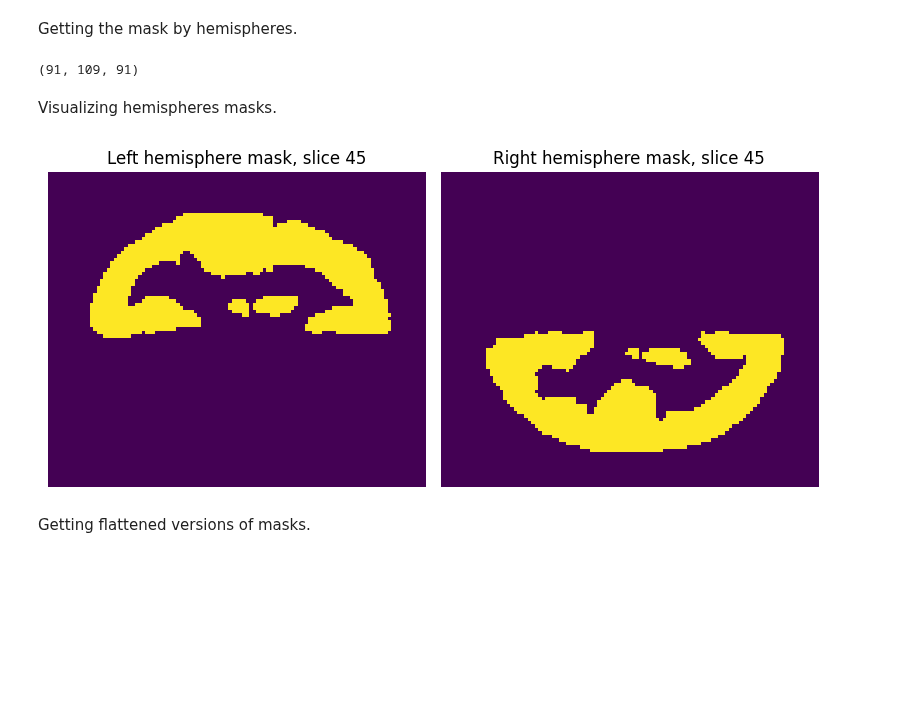
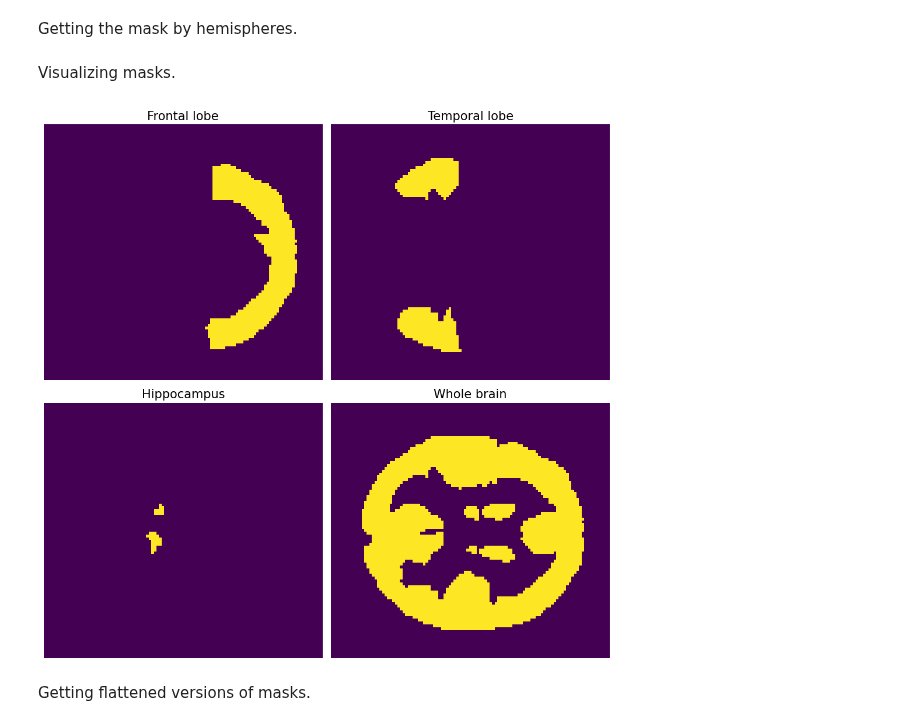
Before and after one commit to Crtox/asymmetryAD, a Jupyter notebook: code/test_retest.ipynb, the cells around one changed output. Cells and saved outputs as stored; diff of their text form; code cells hidden in the pictures; blank space fills up the shorter version.

```diff
--- a/code/test_retest.ipynb
+++ b/code/test_retest.ipynb
@@ -222,9 +232,9 @@ def get_animation(mask, save_path, name='name'):
     ani = animation.FuncAnimation(fig, iteration, frames=range(mask.shape[2]), interval=10)
     ani.save(save_path + f"{name}.gif", writer='imagemagick')
 # %%
-# mask_frontal_lobe = mask_L_frontal_lobe + mask_R_frontal_lobe
-# mask_temporal_lobe = mask_L_temporal_lobe + mask_R_temporal_lobe
-# mask_hippocampus = mask_L_hippocampus + mask_R_hippocampus
+mask_frontal_lobe = mask_L_frontal_lobe + mask_R_frontal_lobe
+mask_temporal_lobe = mask_L_temporal_lobe + mask_R_temporal_lobe
+mask_hippocampus = mask_L_hippocampus + mask_R_hippocampus
 # %%
 # get_animation(mask_frontal_lobe, savePath_ani, name='frontal_lobe')
 # get_animation(mask_temporal_lobe, savePath_ani, name='temporal_lobe')
@@ -273,29 +245,36 @@ Getting the mask by hemispheres.
 left_hemisphere_mask = mask_hemispheres(maskPath + 'AAL3+pons.nii', maskPath + 'AAL3+pons.txt', flatten=False)[0]
 right_hemisphere_mask = mask_hemispheres(maskPath + 'AAL3+pons.nii', maskPath + 'AAL3+pons.txt', flatten=False)[1]
 # %%
-# whole_brain_mask = left_hemisphere_mask + right_hemisphere_mask
+mask_whole_brain = left_hemisphere_mask + right_hemisphere_mask
 # %%
 # get_animation(whole_brain_mask, savePath_ani, name='whole_brain')
-# %%
-print(left_hemisphere_mask.shape)
-# %% [output]
-(91, 109, 91)
 # %% [markdown]
-Visualizing hemispheres masks.
+Visualizing masks.
-# %%
-mask_slice_index = 45
-
-fig, axs = plt.subplots(1, 2, figsize=(8, 5))
-axs[0].imshow(left_hemisphere_mask[:, :, mask_slice_index])
-axs[0].set_title(f'Left hemisphere mask, slice {mask_slice_index}')
-axs[0].axis('off')
-axs[1].imshow(right_hemisphere_mask[:, :, mask_slice_index])
-axs[1].set_title(f'Right hemisphere mask, slice {mask_slice_index}')
-axs[1].axis('off')
-plt.tight_layout()
-plt.show()
-# %% [output]
-[figure, removed]
+# %%
+def plot_masks(masks, mask_names, slice_index):
+
+    fig, axes = plt.subplots(2, 2, figsize=(10, 10))  # Create a 2x2 grid of subplots
+
+    for i, ax in enumerate(axes.flat):
+        if i < len(masks):  # Ensure the index does not go out of bounds
+            if i == 2:      # Different slice if displaying hippocampus mask
+                ax.imshow(masks[i][:, :, 41], aspect='auto')
+                ax.set_title(mask_names[i], fontsize=15)  # Display the variable name as the title
+                ax.axis('off')  # Hide axes for a cleaner look
+            else:
+                ax.imshow(masks[i][:, :, slice_index], aspect='auto')
+                ax.set_title(mask_names[i], fontsize=15)  # Display the variable name as the title
+                ax.axis('off')  # Hide axes for a cleaner look
+        else:
+            ax.axis('off')  # Hide unused subplots
+
+    plt.tight_layout(rect=[0, 0, 1, 0.97])  # Adjust layout to include the title
+    plt.savefig(savePath + 'masks_all.png')
+    plt.show()
+# %%
+plot_masks([mask_frontal_lobe, mask_temporal_lobe, mask_hippocampus, mask_whole_brain], ['Frontal lobe', 'Temporal lobe', 'Hippocampus', 'Whole brain'], slice_index=45)
+# %% [output]
+[figure, added]
 # %% [markdown]
 Getting flattened versions of masks.
 # %%
```
Also changed, not shown: parts of 4 cells of this notebook, 2 other files.
